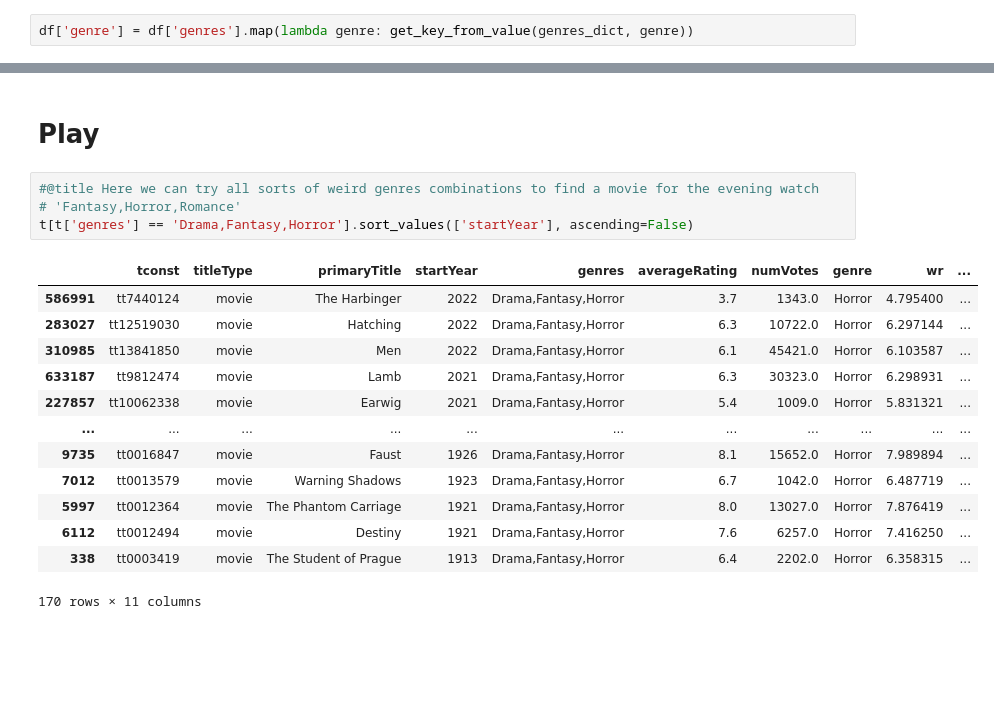
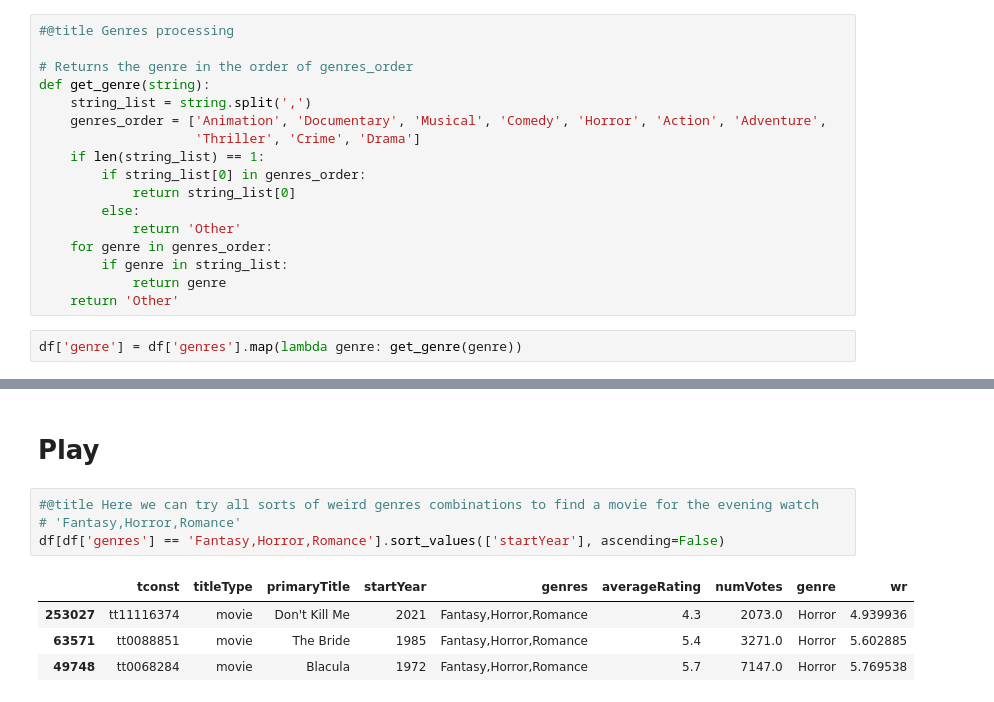
Before and after one commit to a-maksimov/data_analysis, a Jupyter notebook: imdb_horror_analysis.ipynb, the cells around one changed output, grey strips where cells are left out. Cells and saved outputs as stored; diff of their text form; blank space fills up the shorter version.

```diff
--- a/imdb_horror_analysis.ipynb
+++ b/imdb_horror_analysis.ipynb
@@ -339,5 +163,22 @@ def get_key_from_value(dictionary, string):
+# %%
+#@title Genres processing
+
+# Returns the genre in the order of genres_order
+def get_genre(string):
+    string_list = string.split(',')
+    genres_order = ['Animation', 'Documentary', 'Musical', 'Comedy', 'Horror', 'Action', 'Adventure',
+                    'Thriller', 'Crime', 'Drama']
+    if len(string_list) == 1:
+        if string_list[0] in genres_order:
+            return string_list[0]
+        else:
+            return 'Other'
+    for genre in genres_order:
+        if genre in string_list:
+            return genre
+    return 'Other'
 # %%
-df['genre'] = df['genres'].map(lambda genre: get_key_from_value(genres_dict, genre))
+df['genre'] = df['genres'].map(lambda genre: get_genre(genre))
 # %%
 df.genre.value_counts(dropna=False)
 # %% [output]
@@ -495,18 +338,9 @@ sns.heatmap(result_2)
 # %%
 #@title Here we can try all sorts of weird genres combinations to find a movie for the evening watch
 # 'Fantasy,Horror,Romance'
-t[t['genres'] == 'Drama,Fantasy,Horror'].sort_values(['startYear'], ascending=False)
+df[df['genres'] == 'Fantasy,Horror,Romance'].sort_values(['startYear'], ascending=False)
 # %% [output]
-|  | tconst | titleType | primaryTitle | startYear | genres | averageRating | numVotes | genre | wr | ... |
-| 586991 | tt7440124 | movie | The Harbinger | 2022 | Drama,Fantasy,Horror | 3.7 | 1343.0 | Horror | 4.795400 | ... |
-| 283027 | tt12519030 | movie | Hatching | 2022 | Drama,Fantasy,Horror | 6.3 | 10722.0 | Horror | 6.297144 | ... |
-| 310985 | tt13841850 | movie | Men | 2022 | Drama,Fantasy,Horror | 6.1 | 45421.0 | Horror | 6.103587 | ... |
-| 633187 | tt9812474 | movie | Lamb | 2021 | Drama,Fantasy,Horror | 6.3 | 30323.0 | Horror | 6.298931 | ... |
-| 227857 | tt10062338 | movie | Earwig | 2021 | Drama,Fantasy,Horror | 5.4 | 1009.0 | Horror | 5.831321 | ... |
-| ... | ... | ... | ... | ... | ... | ... | ... | ... | ... | ... |
-| 9735 | tt0016847 | movie | Faust | 1926 | Drama,Fantasy,Horror | 8.1 | 15652.0 | Horror | 7.989894 | ... |
-| 7012 | tt0013579 | movie | Warning Shadows | 1923 | Drama,Fantasy,Horror | 6.7 | 1042.0 | Horror | 6.487719 | ... |
-| 5997 | tt0012364 | movie | The Phantom Carriage | 1921 | Drama,Fantasy,Horror | 8.0 | 13027.0 | Horror | 7.876419 | ... |
-| 6112 | tt0012494 | movie | Destiny | 1921 | Drama,Fantasy,Horror | 7.6 | 6257.0 | Horror | 7.416250 | ... |
-| 338 | tt0003419 | movie | The Student of Prague | 1913 | Drama,Fantasy,Horror | 6.4 | 2202.0 | Horror | 6.358315 | ... |
+|  | tconst | titleType | primaryTitle | startYear | genres | averageRating | numVotes | genre | wr |
+| 253027 | tt11116374 | movie | Don't Kill Me | 2021 | Fantasy,Horror,Romance | 4.3 | 2073.0 | Horror | 4.939936 |
+| 63571 | tt0088851 | movie | The Bride | 1985 | Fantasy,Horror,Romance | 5.4 | 3271.0 | Horror | 5.602885 |
+| 49748 | tt0068284 | movie | Blacula | 1972 | Fantasy,Horror,Romance | 5.7 | 7147.0 | Horror | 5.769538 |
-170 rows × 11 columns
```
Also changed, not shown: parts of 21 cells of this notebook.
